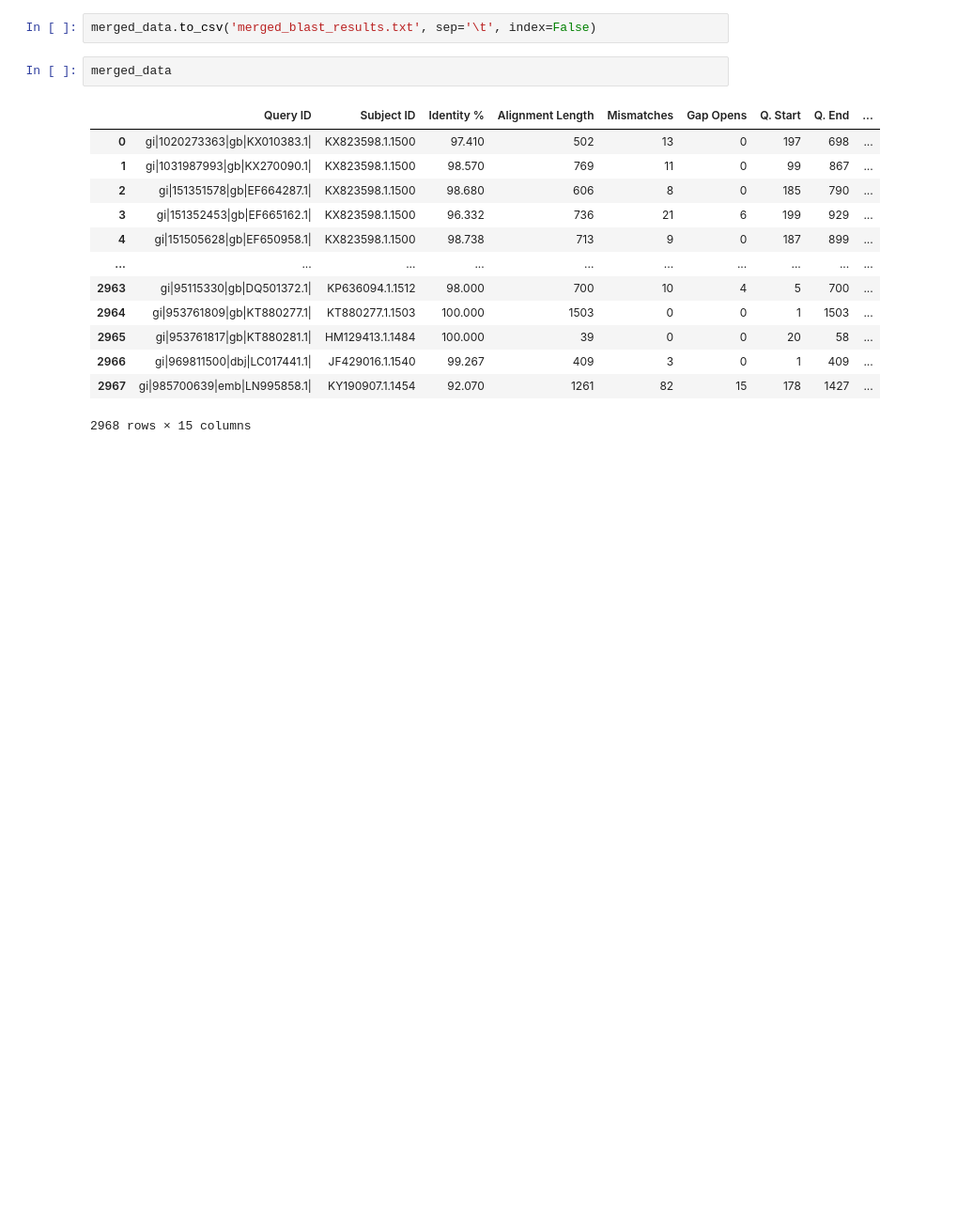
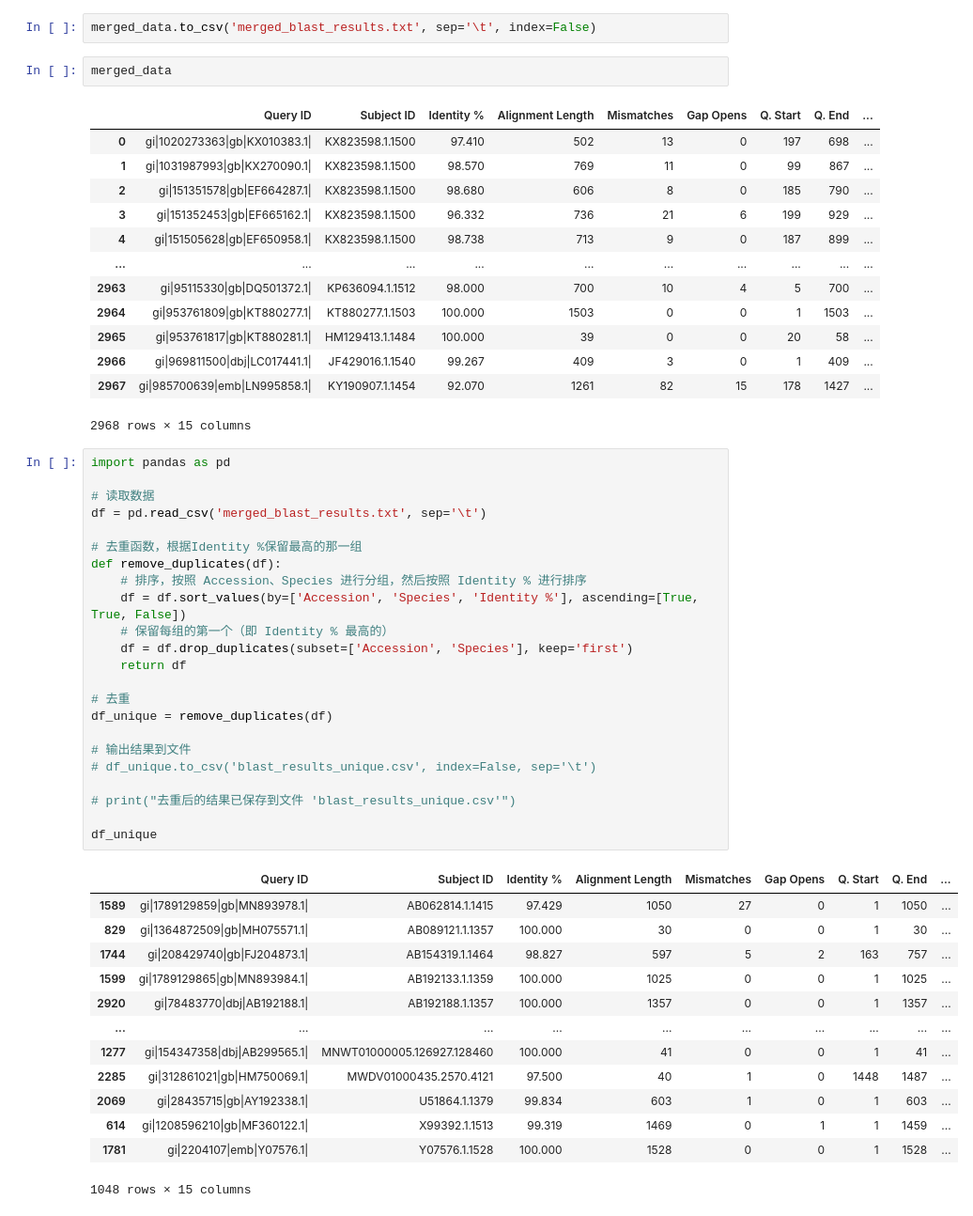
Before and after one commit to DeweyYihengDu/PVC, a Jupyter notebook: tree/select-species-name.ipynb, the cells around one changed output. Shown: that part at 94% size. Drawn from its saved outputs; the diff is of its cells as text; blank space fills up the shorter version.

```diff
--- a/tree/select-species-name.ipynb
+++ b/tree/select-species-name.ipynb
@@ -171,3 +171,40 @@ merged_data
 | 2966 | gi|969811500|dbj|LC017441.1| | JF429016.1.1540 | 99.267 | 409 | 3 | 0 | 1 | 409 | ... |
 | 2967 | gi|985700639|emb|LN995858.1| | KY190907.1.1454 | 92.070 | 1261 | 82 | 15 | 178 | 1427 | ... |
 2968 rows × 15 columns
+# %%
+import pandas as pd
+
+# 读取数据
+df = pd.read_csv('merged_blast_results.txt', sep='\t')
+
+# 去重函数，根据Identity %保留最高的那一组
+def remove_duplicates(df):
+    # 排序，按照 Accession、Species 进行分组，然后按照 Identity % 进行排序
+    df = df.sort_values(by=['Accession', 'Species', 'Identity %'], ascending=[True, True, False])
+    # 保留每组的第一个（即 Identity % 最高的）
+    df = df.drop_duplicates(subset=['Accession', 'Species'], keep='first')
+    return df
+
+# 去重
+df_unique = remove_duplicates(df)
+
+# 输出结果到文件
+# df_unique.to_csv('blast_results_unique.csv', index=False, sep='\t')
+
+# print("去重后的结果已保存到文件 'blast_results_unique.csv'")
+
+df_unique
+# %% [output]
+|  | Query ID | Subject ID | Identity % | Alignment Length | Mismatches | Gap Opens | Q. Start | Q. End | ... |
+| 1589 | gi|1789129859|gb|MN893978.1| | AB062814.1.1415 | 97.429 | 1050 | 27 | 0 | 1 | 1050 | ... |
+| 829 | gi|1364872509|gb|MH075571.1| | AB089121.1.1357 | 100.000 | 30 | 0 | 0 | 1 | 30 | ... |
+| 1744 | gi|208429740|gb|FJ204873.1| | AB154319.1.1464 | 98.827 | 597 | 5 | 2 | 163 | 757 | ... |
+| 1599 | gi|1789129865|gb|MN893984.1| | AB192133.1.1359 | 100.000 | 1025 | 0 | 0 | 1 | 1025 | ... |
+| 2920 | gi|78483770|dbj|AB192188.1| | AB192188.1.1357 | 100.000 | 1357 | 0 | 0 | 1 | 1357 | ... |
+| ... | ... | ... | ... | ... | ... | ... | ... | ... | ... |
+| 1277 | gi|154347358|dbj|AB299565.1| | MNWT01000005.126927.128460 | 100.000 | 41 | 0 | 0 | 1 | 41 | ... |
+| 2285 | gi|312861021|gb|HM750069.1| | MWDV01000435.2570.4121 | 97.500 | 40 | 1 | 0 | 1448 | 1487 | ... |
+| 2069 | gi|28435715|gb|AY192338.1| | U51864.1.1379 | 99.834 | 603 | 1 | 0 | 1 | 603 | ... |
+| 614 | gi|1208596210|gb|MF360122.1| | X99392.1.1513 | 99.319 | 1469 | 0 | 1 | 1 | 1459 | ... |
+| 1781 | gi|2204107|emb|Y07576.1| | Y07576.1.1528 | 100.000 | 1528 | 0 | 0 | 1 | 1528 | ... |
+1048 rows × 15 columns
```
Also changed, not shown: parts of 4 cells of this notebook.
